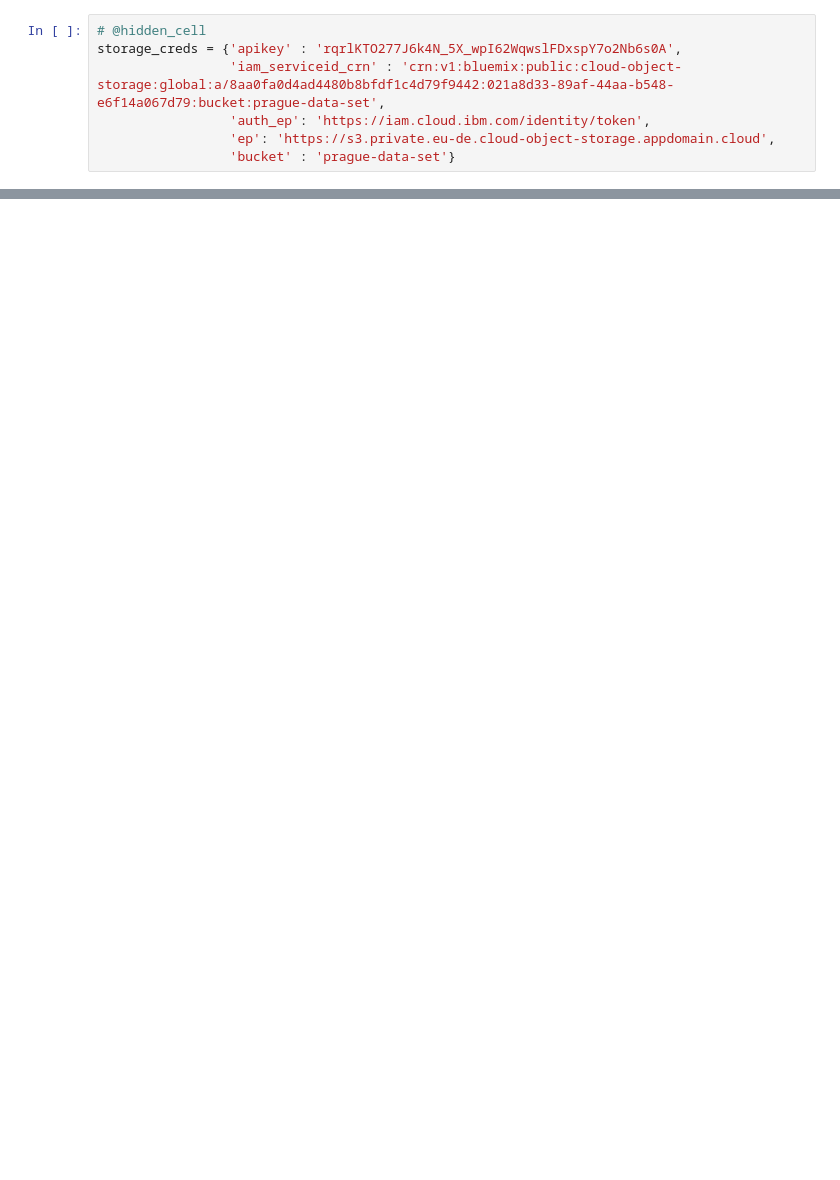
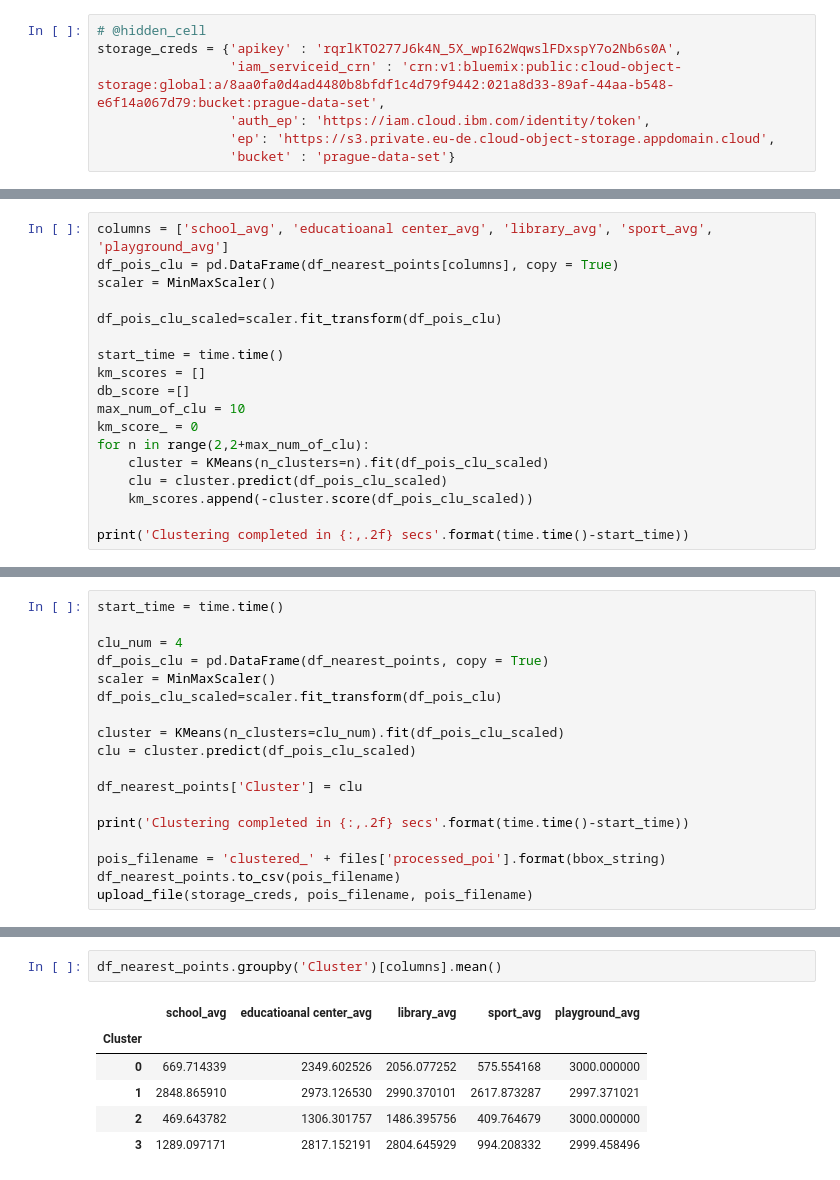
Before and after one commit to tonnyeremin/Urban-Data-Science, a Jupyter notebook: 03. Walking Accessibility Modeling.ipynb, the cells around one changed output, grey strips where cells are left out. Cells and saved outputs as stored; diff of their text form; blank space fills up the shorter version.

```diff
--- a/03. Walking Accessibility Modeling.ipynb
+++ b/03. Walking Accessibility Modeling.ipynb
@@ -274,0 +407,18 @@ upload_file(storage_creds,'accessibility-schhol-4.png','accessibility-schhol-4.p
+# %%
+columns = ['school_avg', 'educatioanal center_avg', 'library_avg', 'sport_avg', 'playground_avg']
+df_pois_clu = pd.DataFrame(df_nearest_points[columns], copy = True)
+scaler = MinMaxScaler()
+
+df_pois_clu_scaled=scaler.fit_transform(df_pois_clu)
+
+start_time = time.time()
+km_scores = []
+db_score =[]
+max_num_of_clu = 10
+km_score_ = 0
+for n in range(2,2+max_num_of_clu):
+    cluster = KMeans(n_clusters=n).fit(df_pois_clu_scaled)
+    clu = cluster.predict(df_pois_clu_scaled)
+    km_scores.append(-cluster.score(df_pois_clu_scaled))
+
+print('Clustering completed in {:,.2f} secs'.format(time.time()-start_time))
@@ -274,0 +437,18 @@ upload_file(storage_creds,'accessibility-schhol-4.png','accessibility-schhol-4.p
+# %%
+start_time = time.time()
+
+clu_num = 4
+df_pois_clu = pd.DataFrame(df_nearest_points, copy = True)
+scaler = MinMaxScaler()
+df_pois_clu_scaled=scaler.fit_transform(df_pois_clu)
+
+cluster = KMeans(n_clusters=clu_num).fit(df_pois_clu_scaled)
+clu = cluster.predict(df_pois_clu_scaled)
+
+df_nearest_points['Cluster'] = clu
+
+print('Clustering completed in {:,.2f} secs'.format(time.time()-start_time))
+
+pois_filename = 'clustered_' + files['processed_poi'].format(bbox_string)
+df_nearest_points.to_csv(pois_filename)
+upload_file(storage_creds, pois_filename, pois_filename)
@@ -274,0 +470,9 @@ upload_file(storage_creds,'accessibility-schhol-4.png','accessibility-schhol-4.p
+# %%
+df_nearest_points.groupby('Cluster')[columns].mean()
+# %% [output]
+|  | school_avg | educatioanal center_avg | library_avg | sport_avg | playground_avg |
+| Cluster |  |  |  |  |  |
+| 0 | 669.714339 | 2349.602526 | 2056.077252 | 575.554168 | 3000.000000 |
+| 1 | 2848.865910 | 2973.126530 | 2990.370101 | 2617.873287 | 2997.371021 |
+| 2 | 469.643782 | 1306.301757 | 1486.395756 | 409.764679 | 3000.000000 |
+| 3 | 1289.097171 | 2817.152191 | 2804.645929 | 994.208332 | 2999.458496 |
```
Also changed, not shown: parts of 48 cells of this notebook, 1 other file.
